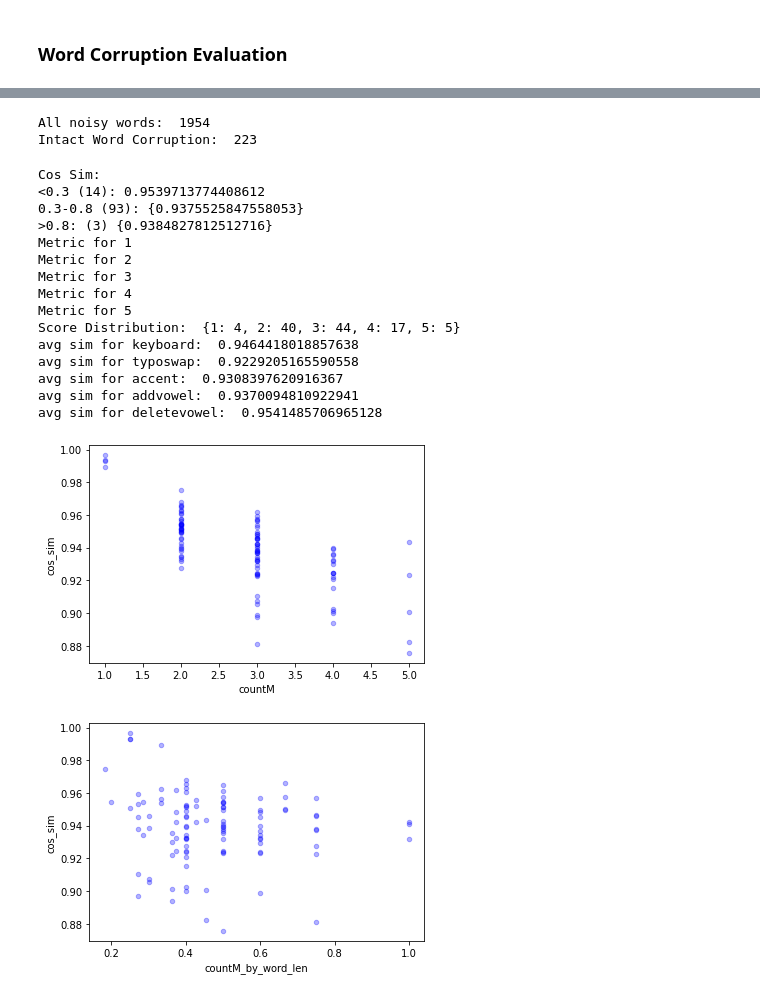
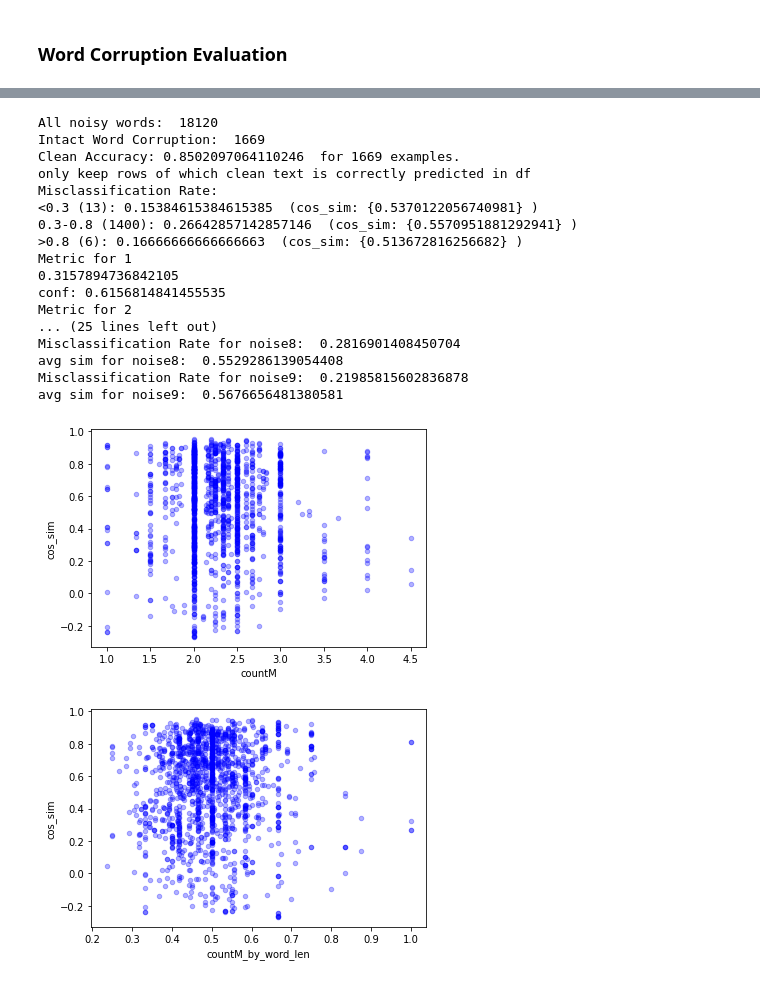
Before and after one commit to xinzhel/word_corruption, a Jupyter notebook: check_result.ipynb, the cells around one changed output, grey strips where cells are left out. Cells and saved outputs as stored; diff of their text form; code cells hidden in the pictures.

```diff
--- a/check_result.ipynb
+++ b/check_result.ipynb
@@ -5,38 +45,38 @@ from check_result import evaluate
 # %%
 output_dir = "outputs_local_mixed_noise"
-dataset_name = "sentiment-lexicon"
-model_name = 'roberta-base'
+dataset_name = "sst2"
+model_name = 'roberta-base-SST-2'
 seq_max_len=None
 
 # Evaluating PLMs
 df = evaluate(
     output_dir = output_dir,
     dataset_name = dataset_name,
     model_name=model_name,
     acc=True,
     mode="intact",
     seq_max_len=seq_max_len,
     countM_by_word_len_min_val = 0.3,
     countM_by_word_len_max_val=0.8,
     no_consistent_pred=False,
     print_acc_sim_by_noise=True)
 # %% [output]
-All noisy words:  1954
-Intact Word Corruption:  223
+All noisy words:  18120
+Intact Word Corruption:  1669
+Clean Accuracy: 0.8502097064110246  for 1669 examples.
+only keep rows of which clean text is correctly predicted in df
+Misclassification Rate:
+<0.3 (13): 0.15384615384615385  (cos_sim: {0.5370122056740981} )
+0.3-0.8 (1400): 0.26642857142857146  (cos_sim: {0.5570951881292941} )
+>0.8 (6): 0.16666666666666663  (cos_sim: {0.513672816256682} )
+Metric for 1
+0.3157894736842105
+conf: 0.6156814841455535
+Metric for 2
+... (25 lines left out)
+Misclassification Rate for noise8:  0.2816901408450704
+avg sim for noise8:  0.5529286139054408
+Misclassification Rate for noise9:  0.21985815602836878
+avg sim for noise9:  0.5676656481380581
-Cos Sim:
-<0.3 (14): 0.9539713774408612
-0.3-0.8 (93): {0.9375525847558053}
->0.8: (3) {0.9384827812512716}
-Metric for 1
-Metric for 2
-Metric for 3
-Metric for 4
-Metric for 5
-Score Distribution:  {1: 4, 2: 40, 3: 44, 4: 17, 5: 5}
-avg sim for keyboard:  0.9464418018857638
-avg sim for typoswap:  0.9229205165590558
-avg sim for accent:  0.9308397620916367
-avg sim for addvowel:  0.9370094810922941
-avg sim for deletevowel:  0.9541485706965128
-[figure, old version]
+[figure, new version]
-[figure, old version]
+[figure, new version]
```
Also changed, not shown: parts of 7 cells of this notebook, 3 other files.
